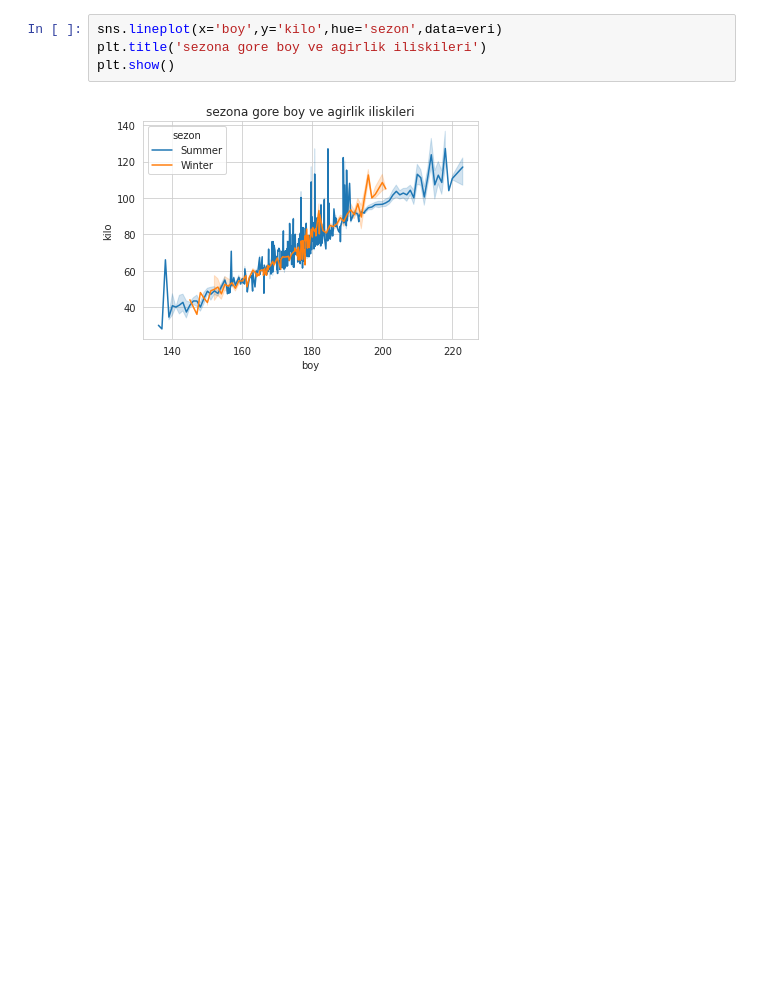
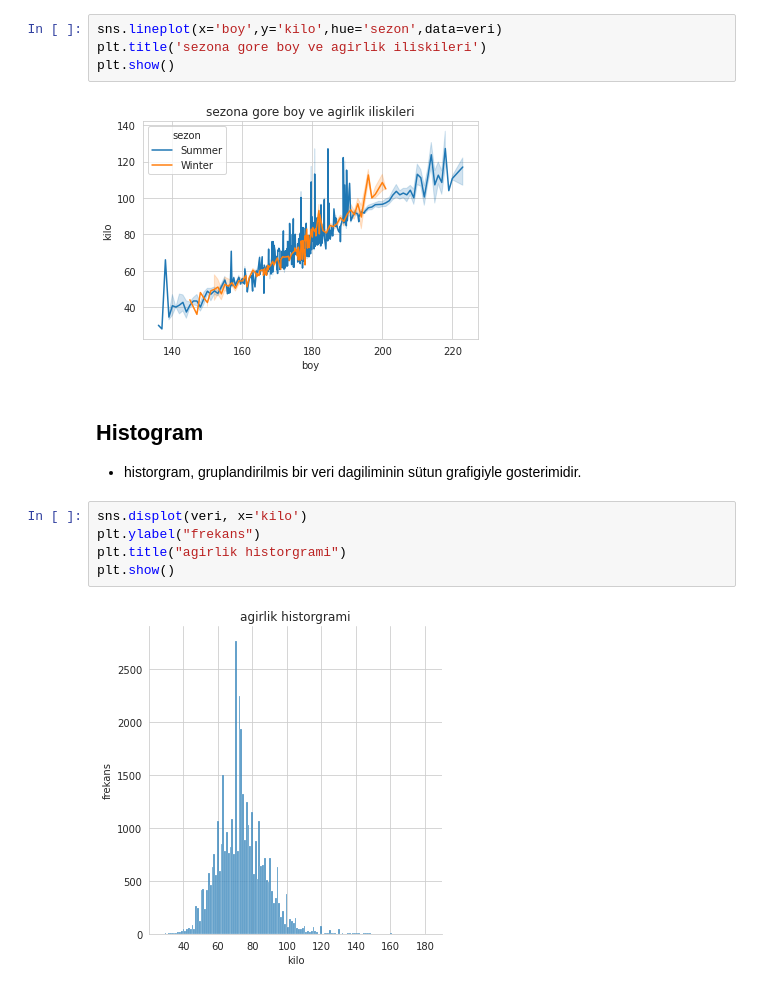
Before and after one commit to mertdot/athlete-events-1896-2016-data-discovery-with-seaborn, a Jupyter notebook: python-ile-veri-gorsellestirme-5-2-120-yillik-olimpiyat-tarihi-veri-seti.ipynb, the cells around one changed output. Saved outputs shown, nothing was run; the diff lists cells and outputs as text; blank space fills up the shorter version.

```diff
--- a/python-ile-veri-gorsellestirme-5-2-120-yillik-olimpiyat-tarihi-veri-seti.ipynb
+++ b/python-ile-veri-gorsellestirme-5-2-120-yillik-olimpiyat-tarihi-veri-seti.ipynb
@@ -262,3 +262,14 @@ plt.title('sezona gore boy ve agirlik iliskileri')
 plt.show()
 # %% [output]
 [figure]
+# %% [markdown]
+## Histogram
+
+* historgram, gruplandirilmis bir veri dagiliminin sütun grafigiyle gosterimidir.
+# %%
+sns.displot(veri, x='kilo')
+plt.ylabel("frekans")
+plt.title("agirlik historgrami")
+plt.show()
+# %% [output]
+[figure, added]
```
Also changed, not shown: parts of 22 cells of this notebook.
